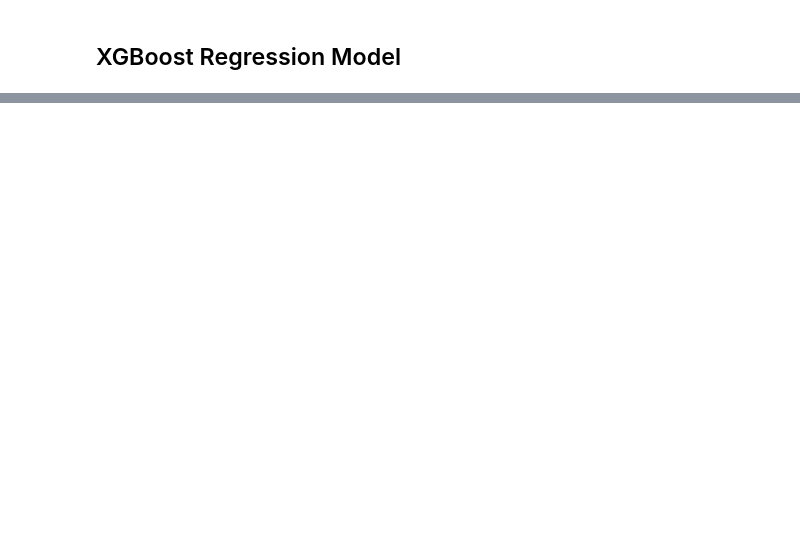
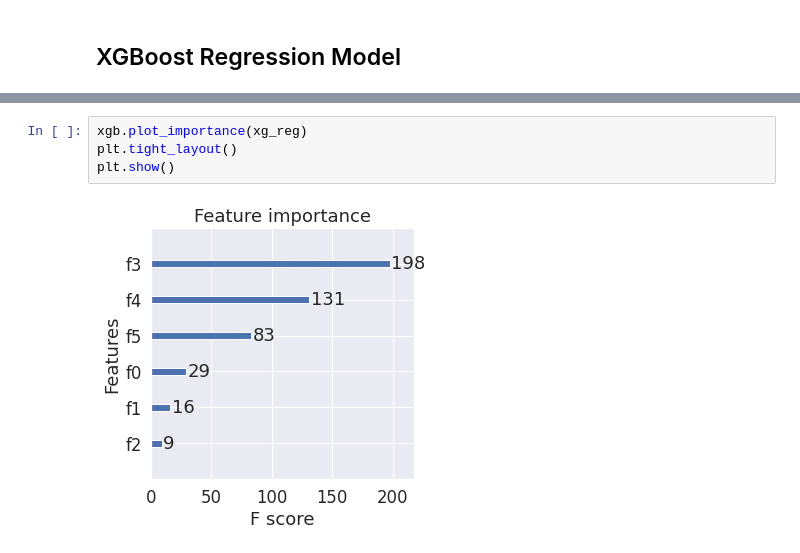
Before and after one commit to jnielsonresearch/Machine-Learning-Templates, a Jupyter notebook: Regression_models.ipynb, the cells around one changed output, grey strips where cells are left out. Cells and saved outputs as stored; diff of their text form; blank space fills up the shorter version.

```diff
--- a/Regression_models.ipynb
+++ b/Regression_models.ipynb
@@ -498,0 +522,6 @@ Test set R^2 score range: 0.976 +/- 0.038
+# %%
+xgb.plot_importance(xg_reg)
+plt.tight_layout()
+plt.show()
+# %% [output]
+[figure, added]
```
Also changed, not shown: parts of 8 cells of this notebook.
